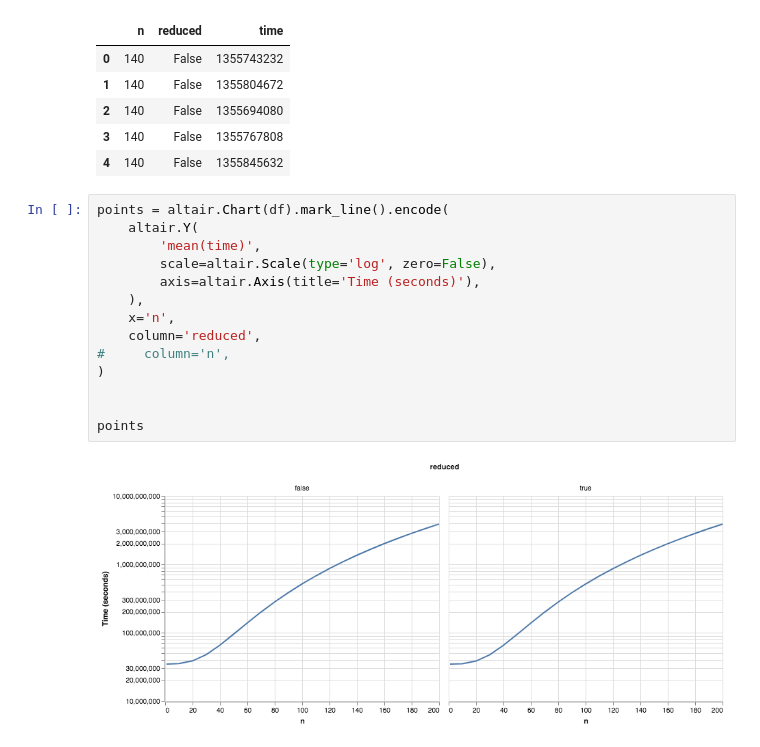
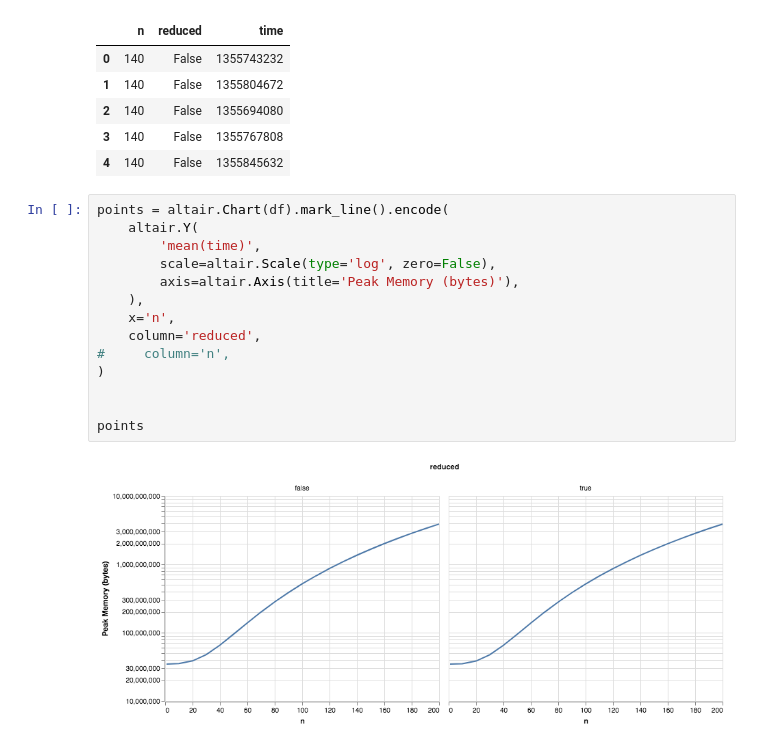
Before and after one commit to Quansight-Labs/uarray-docs, a Jupyter notebook: benchmarks/Make Graph.ipynb, the cells around one changed output. Cells and saved outputs as stored; diff of their text form.

Commit message:
Fix memory graphs

```diff
--- a/benchmarks/Make Graph.ipynb
+++ b/benchmarks/Make Graph.ipynb
@@ -34,16 +34,16 @@ memory usage: 28.0 KB
 # %%
 points = altair.Chart(df).mark_line().encode(
     altair.Y(
         'mean(time)',
         scale=altair.Scale(type='log', zero=False),
-        axis=altair.Axis(title='Time (seconds)'),
+        axis=altair.Axis(title='Peak Memory (bytes)'),
     ),
     x='n',
     column='reduced',
 #     column='n',
 )
 
 
 points
 # %% [output]
-[figure, old version]
+[figure, new version]
```
Also changed, not shown: parts of 1 cell of this notebook, 2 other files.
